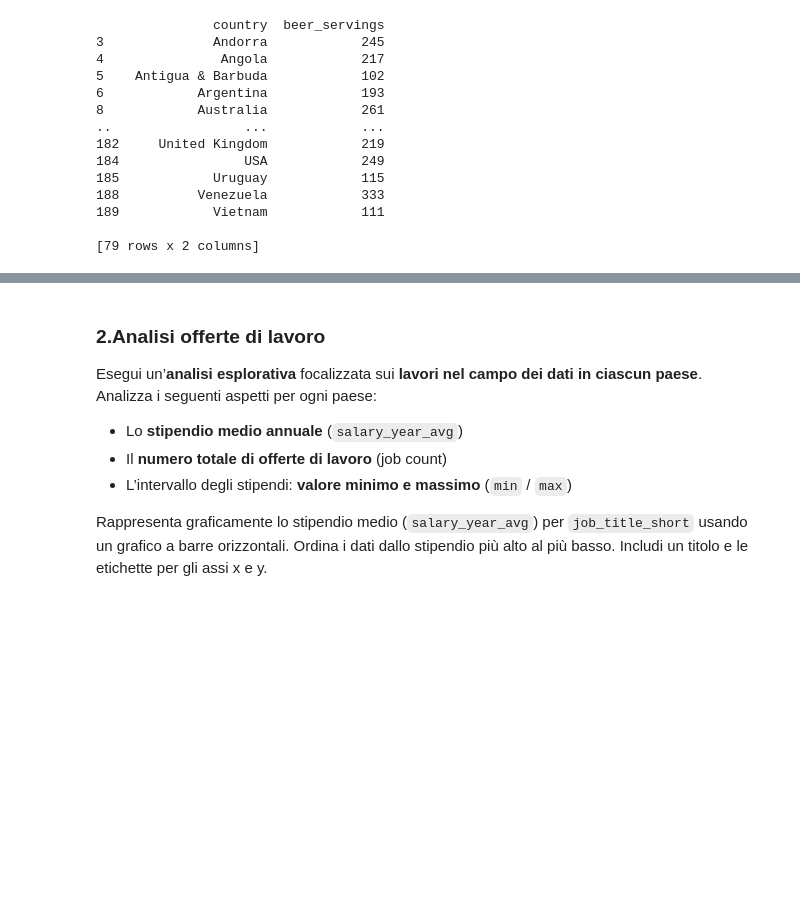
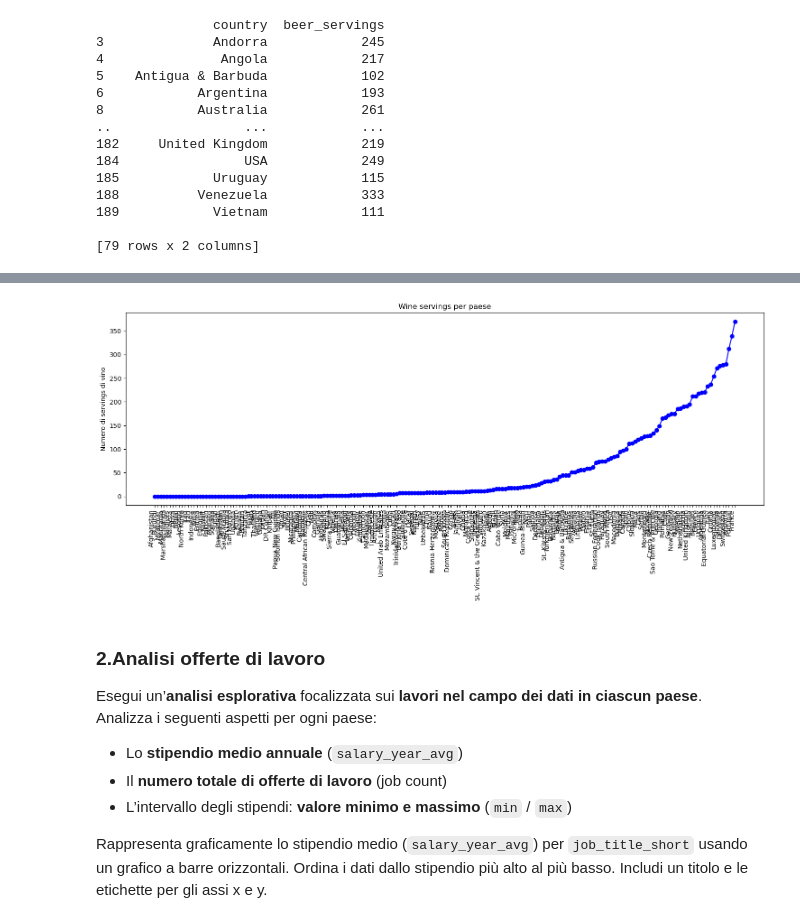
Before and after one commit to sarad996/Programminglab2, a Jupyter notebook: esercizi/3_Esercizi_lez_3.ipynb, the cells around one changed output, grey strips where cells are left out. Saved outputs shown, nothing was run; the diff lists cells and outputs as text; code cells hidden in the pictures; blank space fills up the shorter version.

```diff
--- a/esercizi/3_Esercizi_lez_3.ipynb
+++ b/esercizi/3_Esercizi_lez_3.ipynb
@@ -104,3 +115,15 @@ print(beer_100[['country', 'beer_servings']])
+# %%
+sorted_df = df_alcohol.sort_values(by='wine_servings')
+
+plt.figure(figsize=(15,5))
+plt.plot(sorted_df['country'], sorted_df['wine_servings'], color='blue', marker='o', linestyle='-')
+plt.title('Wine servings per paese')
+plt.ylabel('Numero di servings di vino')
+plt.tight_layout()
+plt.xticks(rotation=90, ha='right')
+plt.show()
+# %% [output]
+[figure, added]
 # %% [markdown]
 ### **2.Analisi offerte di lavoro**
 
```
Also changed, not shown: parts of 1 cell of this notebook.
